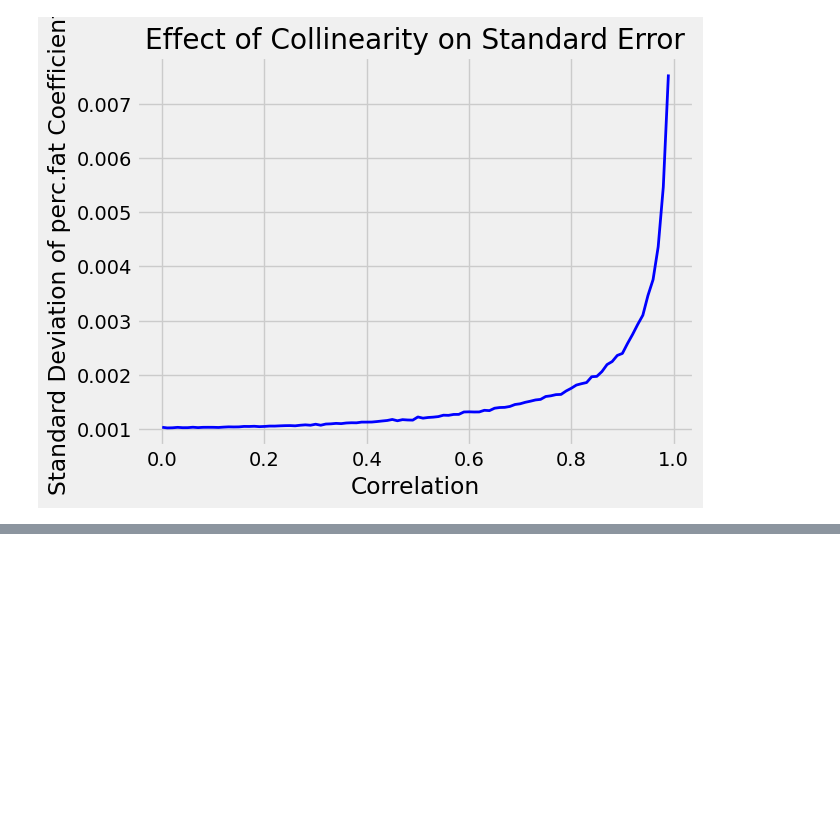
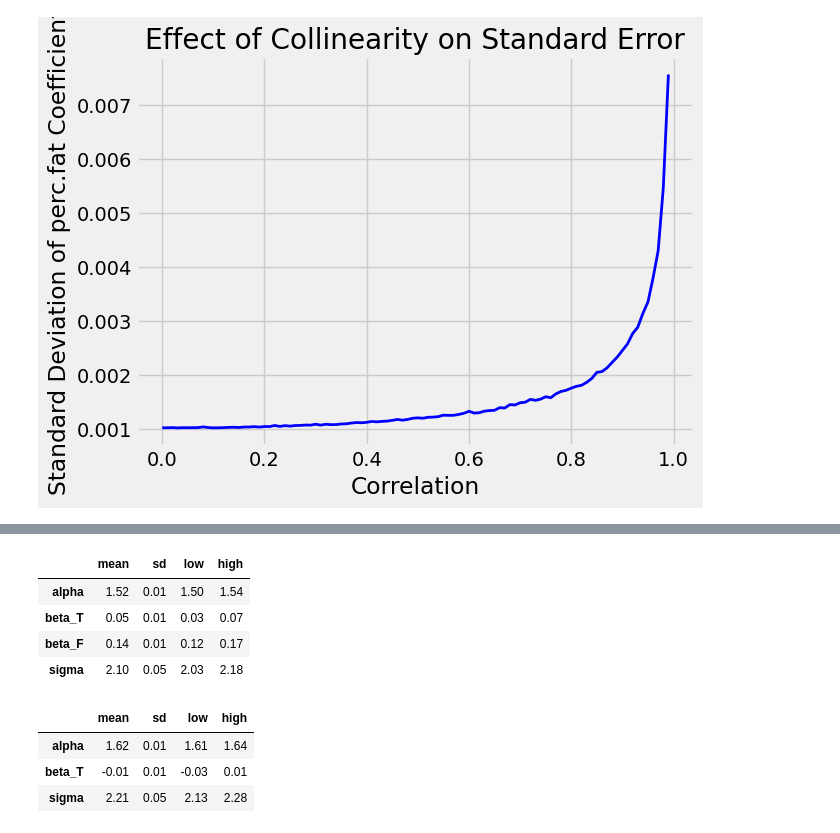
Before and after one commit to sushmit86/Statiistical_rethinking_jax, a Jupyter notebook: sushmit_06__Haunted_DAG__and_The_Causal_Terror.ipynb, the cells around one changed output, grey strips where cells are left out. Saved outputs shown, nothing was run; the diff lists cells and outputs as text; code cells hidden in the pictures; blank space fills up the shorter version.

```diff
--- a/sushmit_06__Haunted_DAG__and_The_Causal_Terror.ipynb
+++ b/sushmit_06__Haunted_DAG__and_The_Causal_Terror.ipynb
@@ -583,0 +1824,69 @@ Array([ 576, 2025], dtype=int32)
+# %%
+#@title 6.20
+h0_arr = jnp.array(d2['h0'])
+h1_arr = jnp.array(d2['h1'])
+treatment_arr = jnp.array(d2['treatment'])
+fungus_arr = jnp.array(d2['fungus'])
+
+model6_7 = tfd.JointDistributionNamedAutoBatched(OrderedDict(
+    alpha = tfd.LogNormal(loc = 0.0,scale = 0.2),
+    beta_T = tfd.Normal(loc = 0, scale = 0.5),
+    beta_F = tfd.Normal(loc = 0, scale = 0.5),
+    sigma = tfd.Exponential(rate = 1.0),
+    p = lambda alpha,beta_T,beta_F : tfd.Deterministic(alpha + beta_T * treatment_arr + beta_F * fungus_arr),
+    h1 = lambda p,sigma: tfd.Normal(loc=p * h0_arr,scale=sigma)
+)
+)
+def nll6_7(parameters):
+  samples = model6_7.sample(
+      h1 = h1_arr,
+      alpha = parameters[0],
+      beta_T = parameters[1],
+      beta_F = parameters[2],
+      sigma = parameters[3],
+      seed = jax.random.PRNGKey(42))
+  return -1* model6_7.log_prob(samples)
+optimize_fn = ScipyMinimize(fun= nll6_7,method='L-BFGS-B')
+alpha_start = model6_7.parameters['model']['alpha'].mean()
+beta_T_start = model6_7.parameters['model']['beta_T'].mean()
+beta_F_start = model6_7.parameters['model']['beta_F'].mean()
+sigma_start = model6_7.parameters['model']['sigma'].mean()
+results = optimize_fn.run(init_params=jnp.array([alpha_start,beta_T_start,beta_F_start,sigma_start]))
+df_result_m_6_7,cov_matrix,df_post_samples_m_6_7 = marginal_test_results(model6_7,results,nll6_7)
+df_result_m_6_7.round(2)
+# %% [output]
+|  | mean | sd | low | high |
+| alpha | 1.52 | 0.01 | 1.50 | 1.54 |
+| beta_T | 0.05 | 0.01 | 0.03 | 0.07 |
+| beta_F | 0.14 | 0.01 | 0.12 | 0.17 |
+| sigma | 2.10 | 0.05 | 2.03 | 2.18 |
+# %%
+#@title 6.20
+model6_8 = tfd.JointDistributionNamedAutoBatched(OrderedDict(
+    alpha = tfd.LogNormal(loc = 0.0, scale = 0.2),
+    beta_T = tfd.Normal(loc = 0, scale = 0.5),
+    sigma = tfd.Exponential(rate = 1.0),
+    p = lambda alpha,beta_T : tfd.Deterministic(alpha + beta_T * treatment_arr),
+    h1 = lambda p,sigma: tfd.Normal(loc=p * h0_arr,scale=sigma)
+)
+)
+def nll6_8(parameters):
+  samples = model6_8.sample(
+      h1 = h1_arr,
+      alpha = parameters[0],
+      beta_T = parameters[1],
+      sigma = parameters[2],
+      seed = jax.random.PRNGKey(42))
+  return -1* model6_8.log_prob(samples)
+optimize_fn = ScipyMinimize(fun= nll6_8,method='L-BFGS-B')
+alpha_start = model6_8.parameters['model']['alpha'].mean()
+beta_T_start = model6_8.parameters['model']['beta_T'].mean()
+sigma_start = model6_8.parameters['model']['sigma'].mean()
+results = optimize_fn.run(init_params=jnp.array([alpha_start,beta_T_start,sigma_start]))
+df_result_m_6_8,cov_matrix,df_post_samples_m_6_8 = marginal_test_results(model6_8,results,nll6_8)
+df_result_m_6_8.round(2)
+# %% [output]
+|  | mean | sd | low | high |
+| alpha | 1.62 | 0.01 | 1.61 | 1.64 |
+| beta_T | -0.01 | 0.01 | -0.03 | 0.01 |
+| sigma | 2.21 | 0.05 | 2.13 | 2.28 |
```
Also changed, not shown: parts of 16 cells of this notebook.
